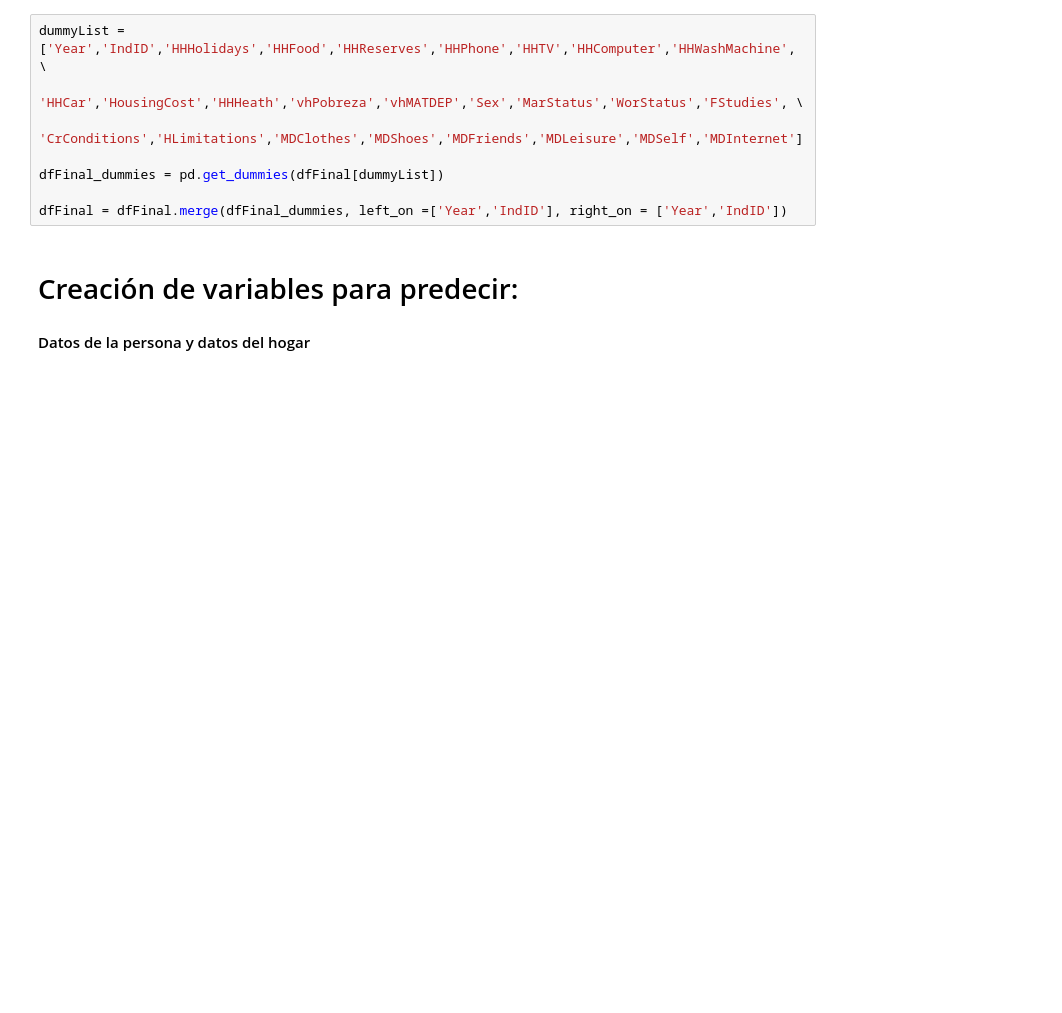
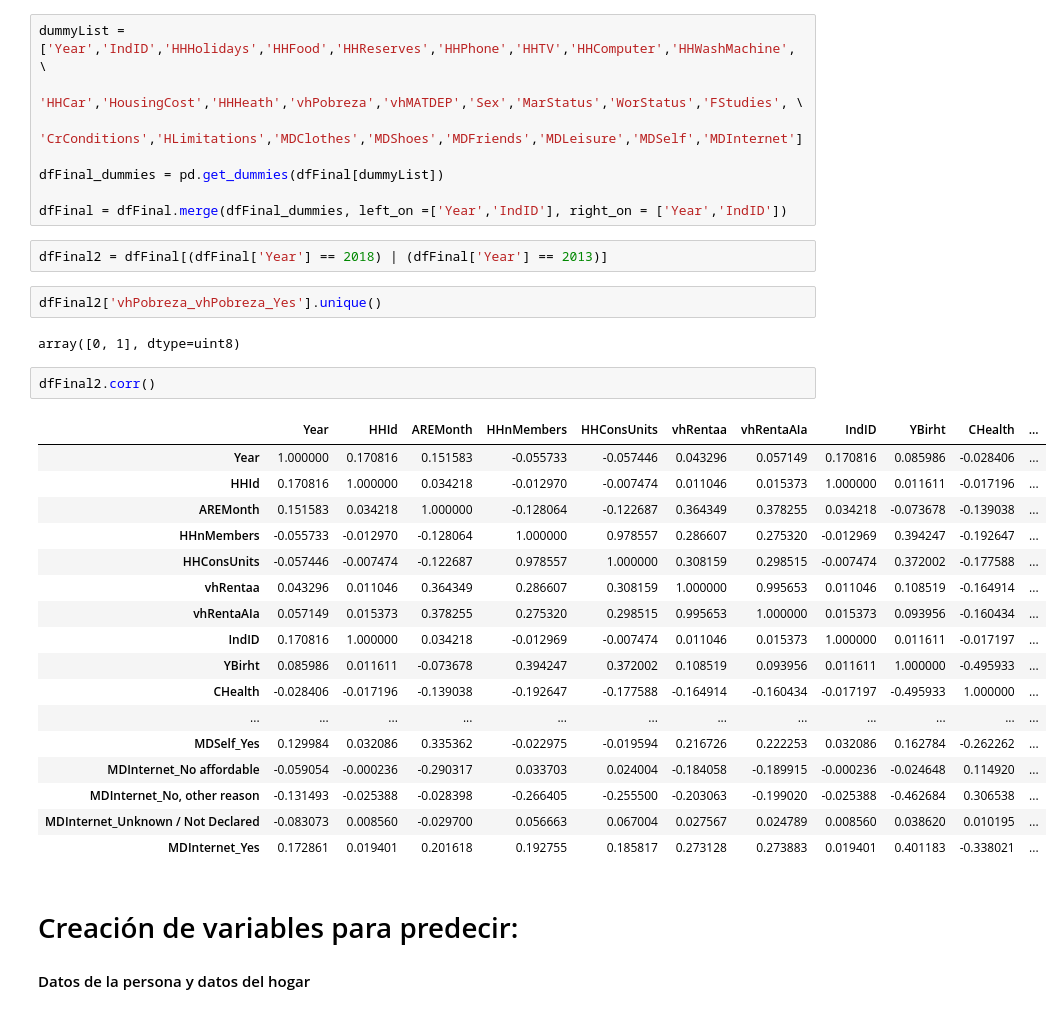
Before and after one commit to mariaferrol1988/TFM_MasterDataSciences, a Jupyter notebook: Notebooks/data_preparation.ipynb, the cells around one changed output. Saved outputs shown, nothing was run; the diff lists cells and outputs as text; blank space fills up the shorter version.

```diff
--- a/Notebooks/data_preparation.ipynb
+++ b/Notebooks/data_preparation.ipynb
@@ -640,6 +620,32 @@ dummyList = ['Year','IndID','HHHolidays','HHFood','HHReserves','HHPhone','HHTV',
 dfFinal_dummies = pd.get_dummies(dfFinal[dummyList])
 
 dfFinal = dfFinal.merge(dfFinal_dummies, left_on =['Year','IndID'], right_on = ['Year','IndID'])
+# %%
+dfFinal2 = dfFinal[(dfFinal['Year'] == 2018) | (dfFinal['Year'] == 2013)]
+# %%
+dfFinal2['vhPobreza_vhPobreza_Yes'].unique()
+# %% [output]
+array([0, 1], dtype=uint8)
+# %%
+dfFinal2.corr()
+# %% [output]
+|  | Year | HHId | AREMonth | HHnMembers | HHConsUnits | vhRentaa | vhRentaAIa | IndID | YBirht | CHealth | ... |
+| Year | 1.000000 | 0.170816 | 0.151583 | -0.055733 | -0.057446 | 0.043296 | 0.057149 | 0.170816 | 0.085986 | -0.028406 | ... |
+| HHId | 0.170816 | 1.000000 | 0.034218 | -0.012970 | -0.007474 | 0.011046 | 0.015373 | 1.000000 | 0.011611 | -0.017196 | ... |
+| AREMonth | 0.151583 | 0.034218 | 1.000000 | -0.128064 | -0.122687 | 0.364349 | 0.378255 | 0.034218 | -0.073678 | -0.139038 | ... |
+| HHnMembers | -0.055733 | -0.012970 | -0.128064 | 1.000000 | 0.978557 | 0.286607 | 0.275320 | -0.012969 | 0.394247 | -0.192647 | ... |
+| HHConsUnits | -0.057446 | -0.007474 | -0.122687 | 0.978557 | 1.000000 | 0.308159 | 0.298515 | -0.007474 | 0.372002 | -0.177588 | ... |
+| vhRentaa | 0.043296 | 0.011046 | 0.364349 | 0.286607 | 0.308159 | 1.000000 | 0.995653 | 0.011046 | 0.108519 | -0.164914 | ... |
+| vhRentaAIa | 0.057149 | 0.015373 | 0.378255 | 0.275320 | 0.298515 | 0.995653 | 1.000000 | 0.015373 | 0.093956 | -0.160434 | ... |
+| IndID | 0.170816 | 1.000000 | 0.034218 | -0.012969 | -0.007474 | 0.011046 | 0.015373 | 1.000000 | 0.011611 | -0.017197 | ... |
+| YBirht | 0.085986 | 0.011611 | -0.073678 | 0.394247 | 0.372002 | 0.108519 | 0.093956 | 0.011611 | 1.000000 | -0.495933 | ... |
+| CHealth | -0.028406 | -0.017196 | -0.139038 | -0.192647 | -0.177588 | -0.164914 | -0.160434 | -0.017197 | -0.495933 | 1.000000 | ... |
+| ... | ... | ... | ... | ... | ... | ... | ... | ... | ... | ... | ... |
+| MDSelf_Yes | 0.129984 | 0.032086 | 0.335362 | -0.022975 | -0.019594 | 0.216726 | 0.222253 | 0.032086 | 0.162784 | -0.262262 | ... |
+| MDInternet_No affordable | -0.059054 | -0.000236 | -0.290317 | 0.033703 | 0.024004 | -0.184058 | -0.189915 | -0.000236 | -0.024648 | 0.114920 | ... |
+| MDInternet_No, other reason | -0.131493 | -0.025388 | -0.028398 | -0.266405 | -0.255500 | -0.203063 | -0.199020 | -0.025388 | -0.462684 | 0.306538 | ... |
+| MDInternet_Unknown / Not Declared | -0.083073 | 0.008560 | -0.029700 | 0.056663 | 0.067004 | 0.027567 | 0.024789 | 0.008560 | 0.038620 | 0.010195 | ... |
+| MDInternet_Yes | 0.172861 | 0.019401 | 0.201618 | 0.192755 | 0.185817 | 0.273128 | 0.273883 | 0.019401 | 0.401183 | -0.338021 | ... |
 # %% [markdown]
 # Creación de variables para predecir:
 #### Datos de la persona y datos del hogar
```
Also changed, not shown: parts of 9 cells of this notebook.
